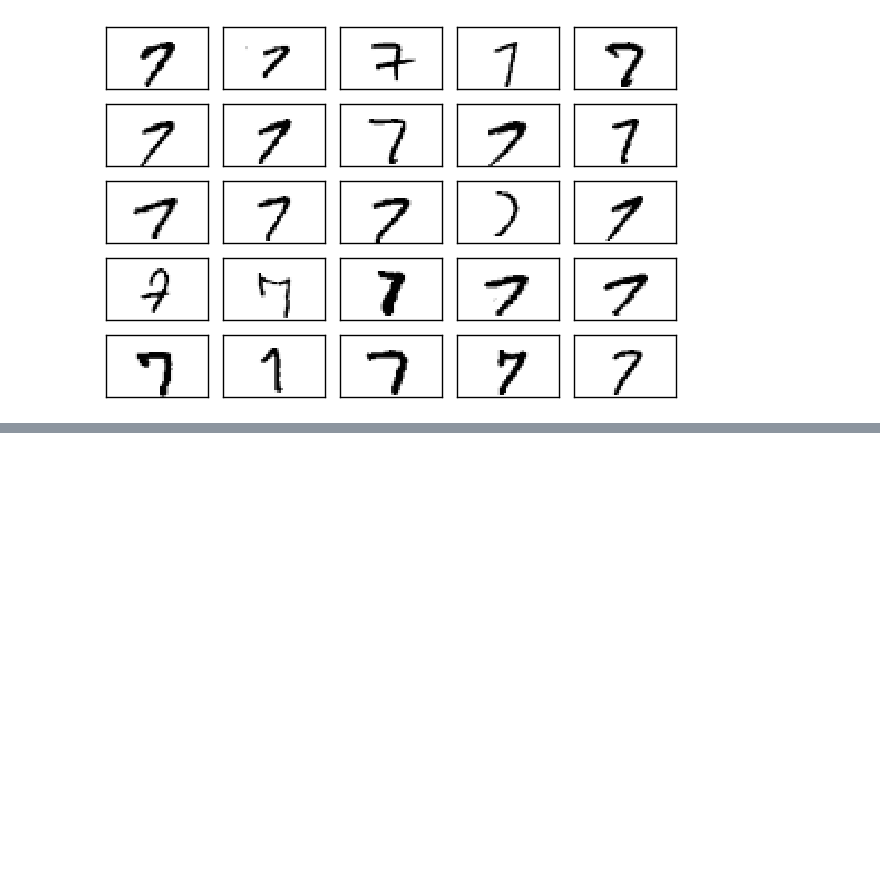
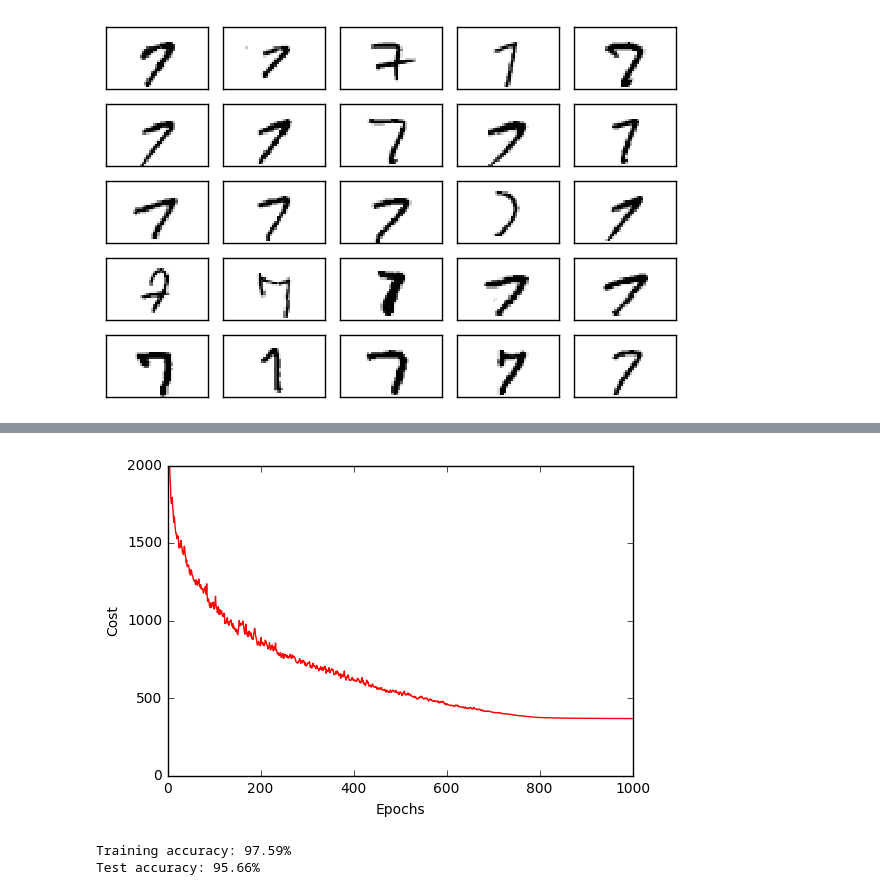
Before and after one commit to takanory/python-machine-learning, a Jupyter notebook: Chapter12.ipynb, the cells around one changed output, grey strips where cells are left out. Cells and saved outputs as stored; diff of their text form; code cells hidden in the pictures; blank space fills up the shorter version.

```diff
--- a/Chapter12.ipynb
+++ b/Chapter12.ipynb
@@ -149,0 +356,24 @@ if False:
+# %%
+# ミニバッチのインターバルを平均化することで、エポックの回数に対してより滑かなコスト関数をプロットする
+batches = np.array_split(range(len(nn.cost_)), 1000)
+cost_ary = np.array(nn.cost_)
+cost_avgs = [np.mean(cost_ary[i]) for i in batches]
+plt.plot(range(len(cost_avgs)), cost_avgs, color='red')
+plt.ylim([0, 2000])
+plt.ylabel('Cost')
+plt.xlabel('Epochs')
+plt.show()
+# %% [output]
+[figure, added]
+# %%
+# 正解率を計算する
+y_train_pred = nn.predict(X_train)
+acc = np.sum(y_train == y_train_pred, axis=0) / X_train.shape[0]
+print('Training accuracy: {:.2f}%'.format(acc * 100))
+
+y_test_pred = nn.predict(X_test)
+acc = np.sum(y_test == y_test_pred, axis=0) / X_test.shape[0]
+print('Test accuracy: {:.2f}%'.format(acc * 100))
+# %% [output]
+Training accuracy: 97.59%
+Test accuracy: 95.66%
```
Also changed, not shown: parts of 7 cells of this notebook.
